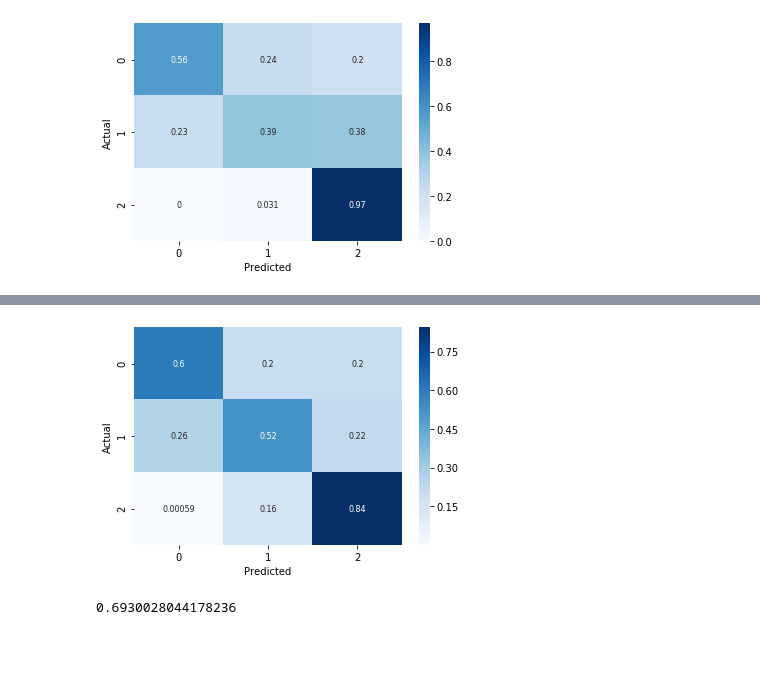
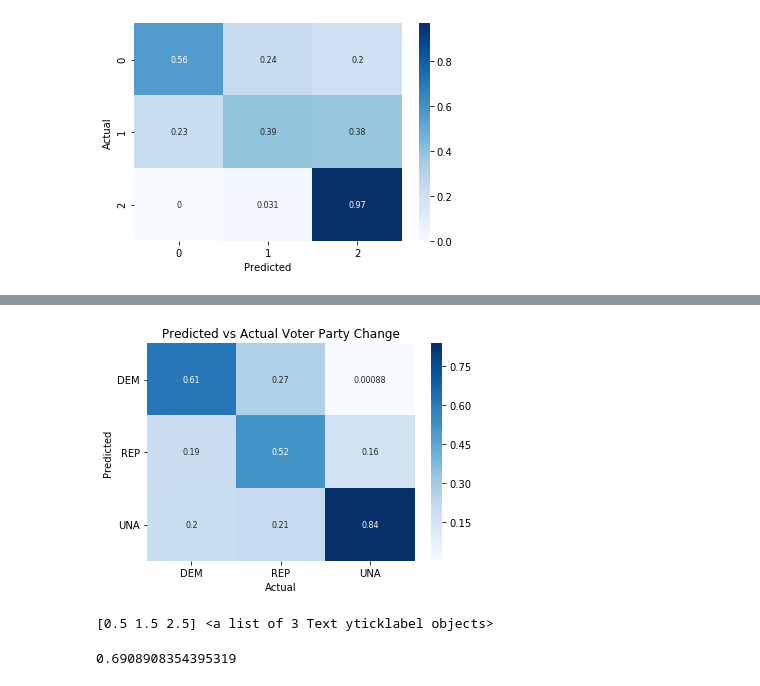
Before and after one commit to StevenDye/NC-Predicting-Political-Party-Changes, a Jupyter notebook: Master_Notebook_Irv.ipynb, the cells around one changed output, grey strips where cells are left out. Drawn from its saved outputs; the diff is of its cells as text; code cells hidden in the pictures; blank space fills up the shorter version.

Commit message:
updated viz.py and included test in master notebook irv

```diff
--- a/Master_Notebook_Irv.ipynb
+++ b/Master_Notebook_Irv.ipynb
@@ -917,6 +906,6 @@ LIB_rows
 4703 rows × 7 columns
 # %%
-# df = df.drop(LIB_rows.index)
+df = df.drop(LIB_rows.index)
 df.party_to.unique()
 # %% [output]
 array(['UNA', 'REP', 'DEM'], dtype=object)
@@ -1008,7 +977,7 @@ X_train, y_train = smt.fit_sample(X_train, y_train)
 # %%
 tuned_parameters = [{'C': [0.001, 0.01, 0.1, 1, 10, 100], 'penalty': ['l1', 'l2']}]
 
-clfnc_tuned = GridSearchCV(LogisticRegression(multi_class='multinomial', solver='saga'), tuned_parameters, cv=5)
+clfnc_tuned = GridSearchCV(LogisticRegression(multi_class='multinomial', solver='saga'), tuned_parameters, cv=5, return_train_score = True)
 
 clfnc_tuned.fit(X_train, y_train)
 # %% [output]
@@ -1036,20 +1019,28 @@ cv_results
 # %%
-cm = metrics.confusion_matrix(y_test, clfnc_tuned.predict(X_test))
+cm = metrics.confusion_matrix(clfnc_tuned.predict(X_test), y_test)
 cm_nor = np.zeros((3, 3))
-for row in range(cm.shape[0]):
-    cm_nor[row][:] = (cm[row][:] / sum(cm[row][:]))
+for col in range(cm.shape[1]):
+    cm_nor[:,col] = (cm[:,col] / sum(cm[:,col]))
 plt.ylim(-10, 10)
 sns.heatmap(cm_nor, cmap="Blues", annot=True,annot_kws={"size": 8})
+locs, labels = plt.xticks()
+plt.xticks(locs, ("DEM", "REP", "UNA"))
+locs, labels = plt.yticks()
+plt.yticks(locs, ("DEM", "REP", "UNA"))
+plt.yticks(rotation = 0)
 b, t = plt.ylim() # discover the values for bottom and top
 b += 0.5 # Add 0.5 to the bottom
 t -= 0.5 # Subtract 0.5 from the top
 plt.ylim(b, t) # update the ylim(bottom, top) values
-plt.ylabel("Actual")
-plt.xlabel("Predicted")
+plt.xlabel("Actual")
+plt.ylabel("Predicted")
+plt.title("Predicted vs Actual Voter Party Change")
 plt.show() # ta-da!
+print(locs, labels)
 # %% [output]
-[figure, old version]
+[figure, new version]
+[0.5 1.5 2.5] <a list of 3 Text yticklabel objects>
 # %%
 clfnc_tuned.score(X_test, y_test)
 # %% [output]
-0.6930028044178236
+0.6908908354395319
```
Also changed, not shown: parts of 23 cells of this notebook.
